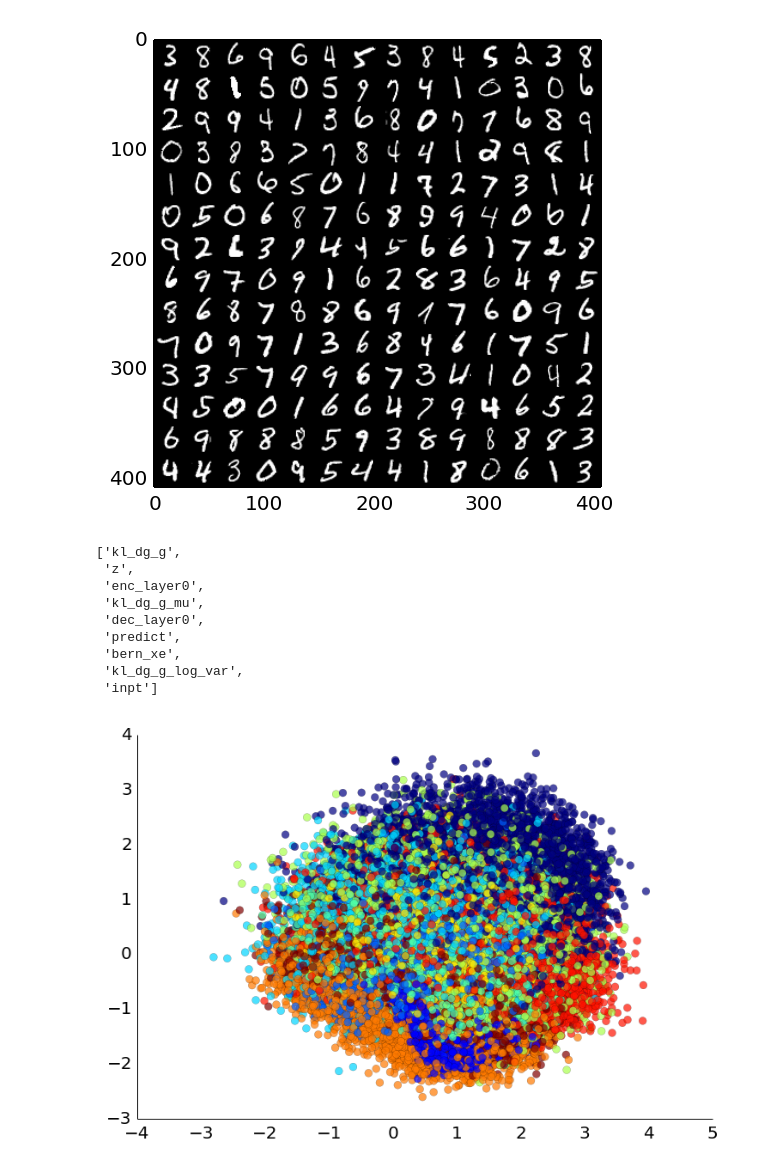
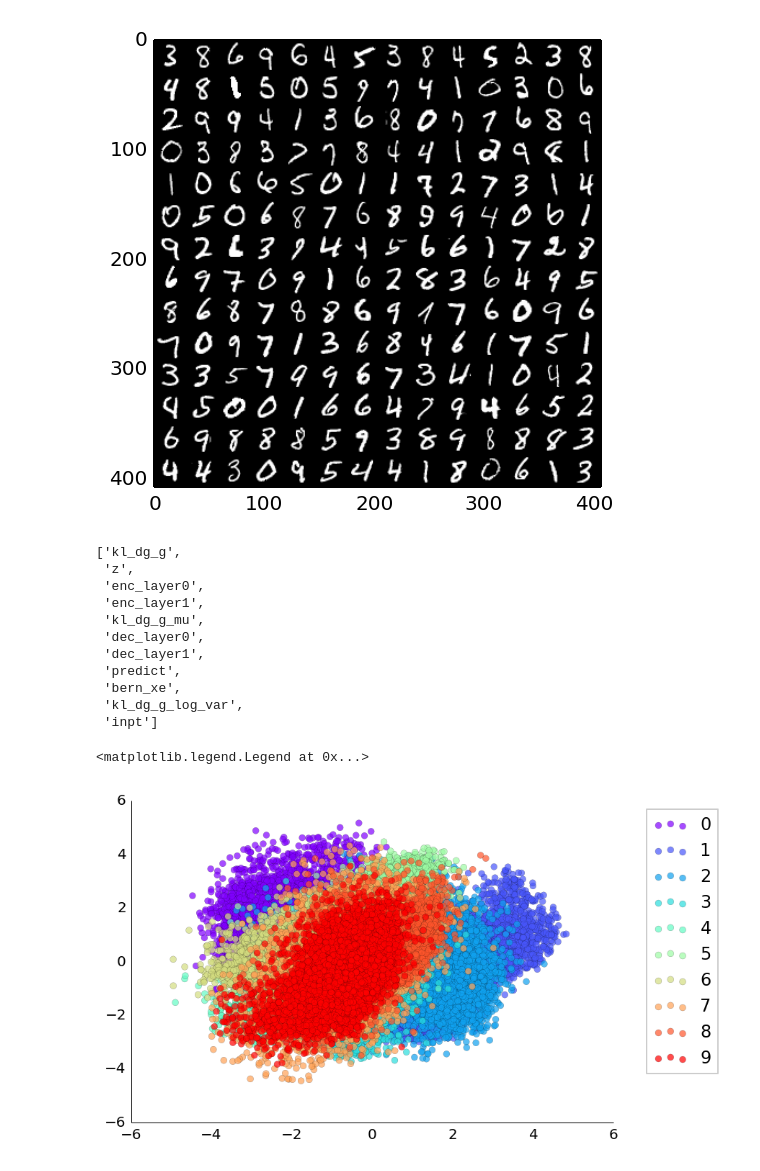
Before and after one commit to osdf/utils, a Jupyter notebook: notebooks/VAE-MNIST.ipynb, the cells around one changed output. Drawn from its saved outputs; the diff is of its cells as text; code cells hidden in the pictures.

```diff
--- a/notebooks/VAE-MNIST.ipynb
+++ b/notebooks/VAE-MNIST.ipynb
@@ -25,7 +35,7 @@ mnist_f.close()
 # %%
-epochs = 20
+epochs = 50
 btsz = 100
-enc_out = 4
+enc_out = 3
 lr = 1
 momentum = 0.9
 decay = 0.95
@@ -39,8 +49,8 @@ print
 enc = {
     'tag': 'enc',
     'type': crino.mlp,
-    'shapes': [(28*28, 2*enc_out)],
-    'activs': [crino.idty],
+    'shapes': [(28*28, 300), (300, 2*enc_out)],
+    'activs': [T.tanh, crino.idty],
     'init': "normal",
     'cost': {
         'type': crino.kl_dg_g,
@@ -51,15 +61,18 @@ enc = {
 dec = {
     'tag': 'dec',
     'type': crino.mlp,
-    'shapes': [(enc_out, 28*28)],
-    'activs': [crino.idty],
+    'shapes': [(enc_out, 300), (300, 28*28)],
+    'activs': [T.tanh, crino.idty],
     'init': "normal",
     'cost': {
         'type': crino.bern_xe,
     }
 }
 
-cost, params, ims = crino.vae(encoder=enc, decoder=dec)
+# tie first layer of encoder with last layer of decoder
+tied = None
+
+cost, params, ims = crino.vae(encoder=enc, decoder=dec, tied=tied)
 grads = T.grad(cost, params)
 
 learner = {"lr": lr, "momentum": momentum, "decay": decay}
@@ -123,8 +136,10 @@ ims.keys()
 ['kl_dg_g',
  'z',
  'enc_layer0',
+ 'enc_layer1',
  'kl_dg_g_mu',
  'dec_layer0',
+ 'dec_layer1',
  'predict',
  'bern_xe',
  'kl_dg_g_log_var',
@@ -133,18 +148,25 @@ ims.keys()
 embedder = theano.function([ims['inpt']], ims['kl_dg_g_mu'], allow_input_downcast=True)
 embs = embedder(data)
 # %%
+import matplotlib.cm as cm
+colors = cm.rainbow(np.linspace(0, 1, 10))
+
 fig, ax = plt.subplots(1)
-scatter(embs[:,2], embs[:,3], c=trgts, lw=0.1, alpha=0.7)
+for cls in xrange(10):
+    idx = trgts==cls
+    scatter(embs[idx,0], embs[idx,1], c=colors[cls], label=str(cls), lw=0.1, alpha=0.7)
 
 spines_to_remove = ['top', 'right']
 for spine in spines_to_remove:
     ax.spines[spine].set_visible(False)
 
 spines_to_keep = ['bottom', 'left']
 for spine in spines_to_keep:
     ax.spines[spine].set_linewidth(0.5)
 
 ax.xaxis.set_ticks_position('none')
 ax.yaxis.set_ticks_position('none')
+ax.legend(bbox_to_anchor=(1.05, 1), framealpha=0.2, loc=2)
 # %% [output]
+<matplotlib.legend.Legend at 0x...>
-[figure, old version]
+[figure, new version]
```
Also changed, not shown: parts of 17 cells of this notebook, 1 other file.
